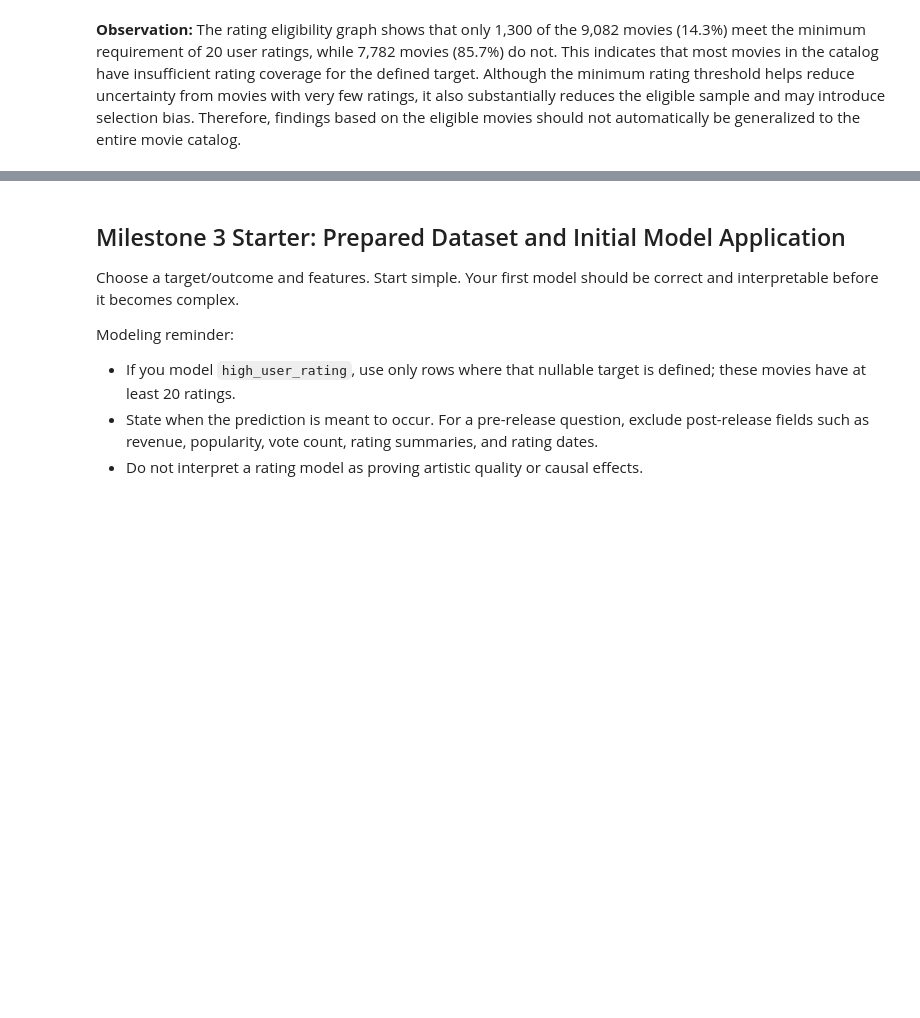
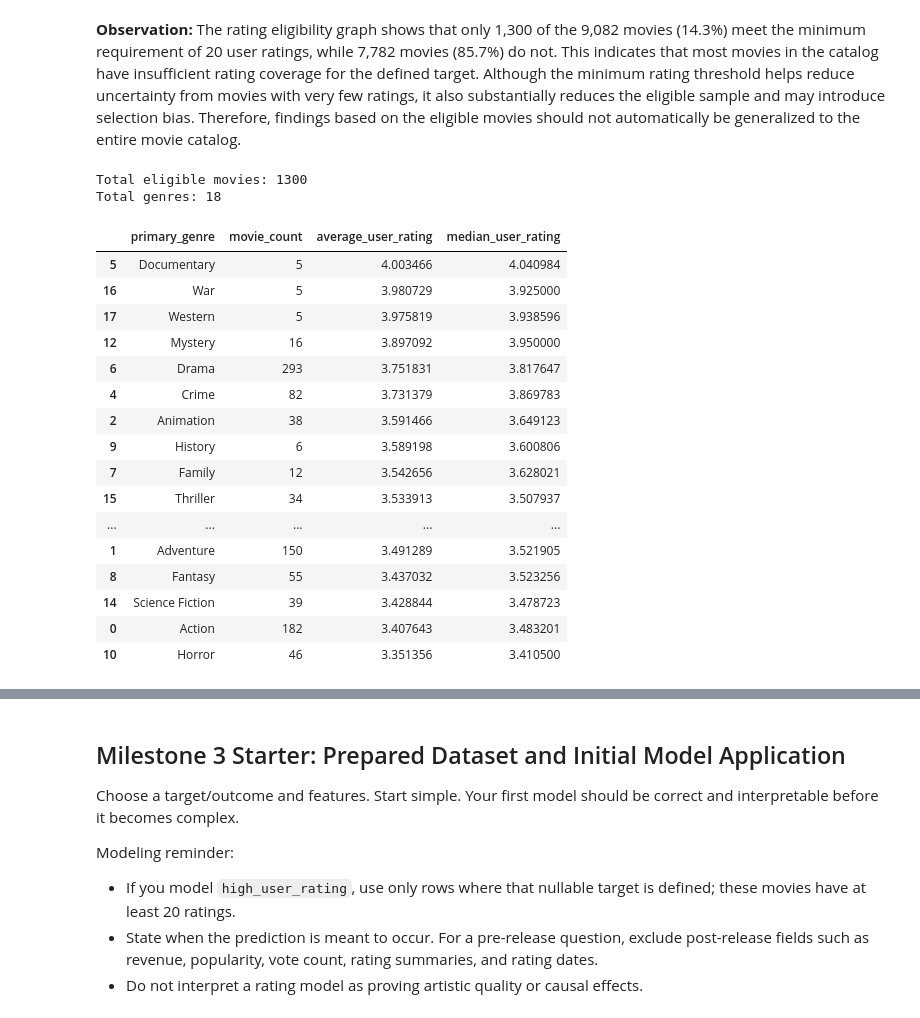
Before and after one commit to kalshaikhli/ban6003-movies-project-Karrar, a Jupyter notebook: notebooks/movies_project_starter.ipynb, the cells around one changed output, grey strips where cells are left out. Saved outputs shown, nothing was run; the diff lists cells and outputs as text; code cells hidden in the pictures; blank space fills up the shorter version.

```diff
--- a/notebooks/movies_project_starter.ipynb
+++ b/notebooks/movies_project_starter.ipynb
@@ -1352,3 +1352,48 @@ plt.show()
 [figure]
 # %% [markdown]
 **Observation:** The rating eligibility graph shows that only 1,300 of the 9,082 movies (14.3%) meet the minimum requirement of 20 user ratings, while 7,782 movies (85.7%) do not. This indicates that most movies in the catalog have insufficient rating coverage for the defined target. Although the minimum rating threshold helps reduce uncertainty from movies with very few ratings, it also substantially reduces the eligible sample and may introduce selection bias. Therefore, findings based on the eligible movies should not automatically be generalized to the entire movie catalog.
+# %%
+# Karrar note: Day 6 - Analyze average user ratings by genre
+
+# Use only movies with at least 20 user ratings
+eligible_movies = abt[
+    abt["rating_target_eligible"]
+].copy()
+
+# Group movies by primary genre
+genre_rating_summary = (
+    eligible_movies
+    .groupby("primary_genre")
+    .agg(
+        movie_count=("movieId", "count"),
+        average_user_rating=("user_rating_mean", "mean"),
+        median_user_rating=("user_rating_mean", "median")
+    )
+    .reset_index()
+    .sort_values("average_user_rating", ascending=False)
+)
+
+print("Total eligible movies:", len(eligible_movies))
+print("Total genres:", len(genre_rating_summary))
+
+display(genre_rating_summary)
+# %% [output]
+Total eligible movies: 1300
+Total genres: 18
+|  | primary_genre | movie_count | average_user_rating | median_user_rating |
+| 5 | Documentary | 5 | 4.003466 | 4.040984 |
+| 16 | War | 5 | 3.980729 | 3.925000 |
+| 17 | Western | 5 | 3.975819 | 3.938596 |
+| 12 | Mystery | 16 | 3.897092 | 3.950000 |
+| 6 | Drama | 293 | 3.751831 | 3.817647 |
+| 4 | Crime | 82 | 3.731379 | 3.869783 |
+| 2 | Animation | 38 | 3.591466 | 3.649123 |
+| 9 | History | 6 | 3.589198 | 3.600806 |
+| 7 | Family | 12 | 3.542656 | 3.628021 |
+| 15 | Thriller | 34 | 3.533913 | 3.507937 |
+| ... | ... | ... | ... | ... |
+| 1 | Adventure | 150 | 3.491289 | 3.521905 |
+| 8 | Fantasy | 55 | 3.437032 | 3.523256 |
+| 14 | Science Fiction | 39 | 3.428844 | 3.478723 |
+| 0 | Action | 182 | 3.407643 | 3.483201 |
+| 10 | Horror | 46 | 3.351356 | 3.410500 |
```
Also changed, not shown: parts of 12 cells of this notebook, 2 other files.
